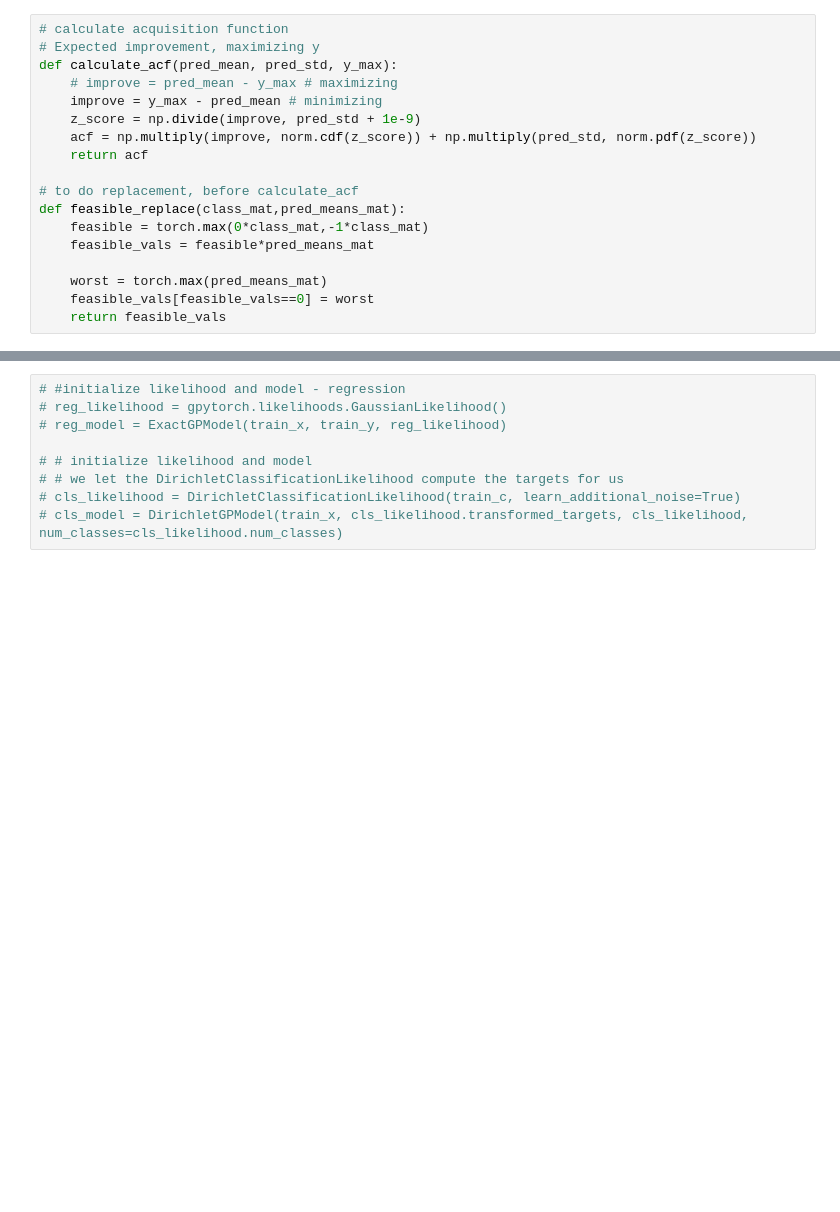
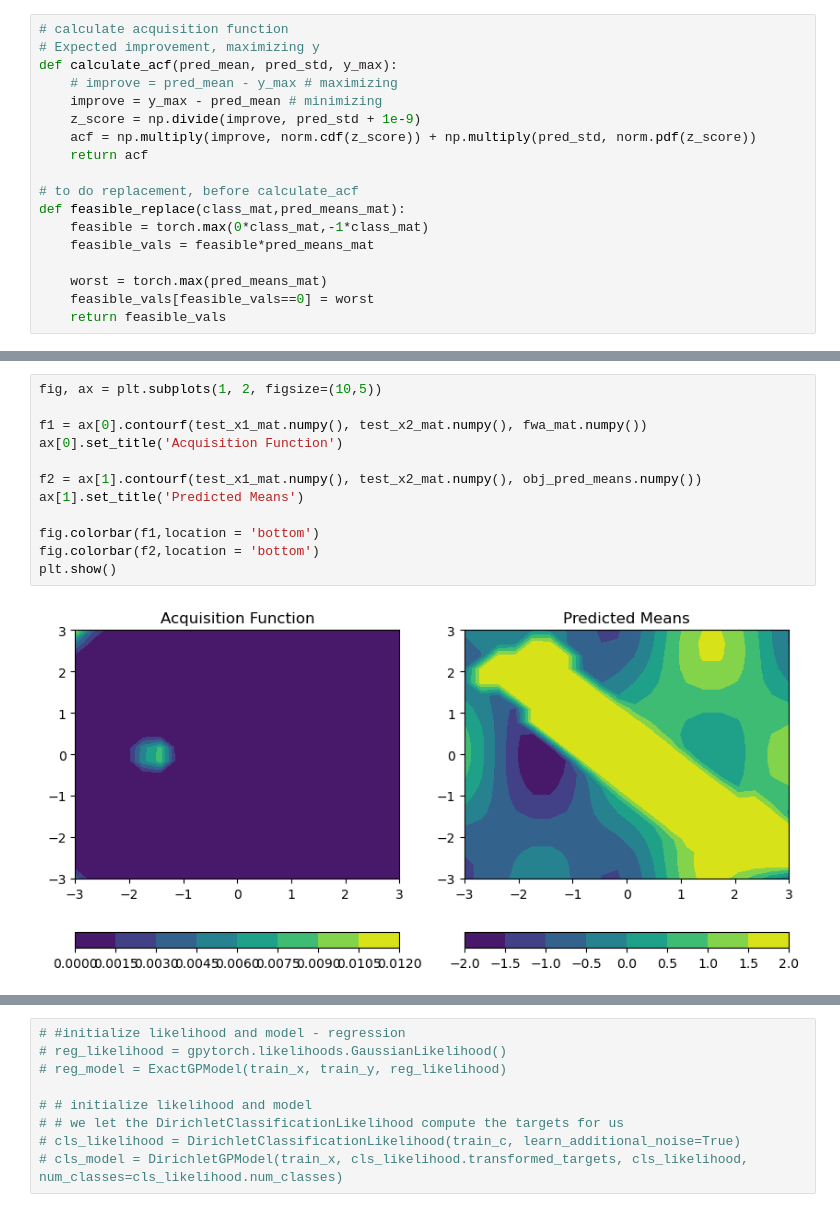
Before and after one commit to gourav-k/sprayable-hydrogels, a Jupyter notebook: Toy_problem/gpytorch_BO_toyProblem_Ben.ipynb, the cells around one changed output, grey strips where cells are left out. Drawn from its saved outputs; the diff is of its cells as text; blank space fills up the shorter version.

```diff
--- a/Toy_problem/gpytorch_BO_toyProblem_Ben.ipynb
+++ b/Toy_problem/gpytorch_BO_toyProblem_Ben.ipynb
@@ -215,6 +214,20 @@ train_x = torch.cat((train_x,x_best.view(1,2)),0)
 train_y = torch.cat((train_y,genfn_obj(x_best[0],x_best[1]).view(1)),0)
 latent_fn_cnt = genfn_cnt(x_best[0],x_best[1]).view(1)
 train_c = torch.cat((train_c,torch.heaviside(latent_fn_cnt - 0.5, torch.zeros(latent_fn_cnt.shape)).long()),0)
+# %%
+fig, ax = plt.subplots(1, 2, figsize=(10,5))
+
+f1 = ax[0].contourf(test_x1_mat.numpy(), test_x2_mat.numpy(), fwa_mat.numpy())
+ax[0].set_title('Acquisition Function')
+
+f2 = ax[1].contourf(test_x1_mat.numpy(), test_x2_mat.numpy(), obj_pred_means.numpy())
+ax[1].set_title('Predicted Means')
+
+fig.colorbar(f1,location = 'bottom')
+fig.colorbar(f2,location = 'bottom')
+plt.show()
+# %% [output]
+[figure, added]
 # %%
 error = 1
 tol = 1e-5
```
Also changed, not shown: parts of 5 cells of this notebook.
